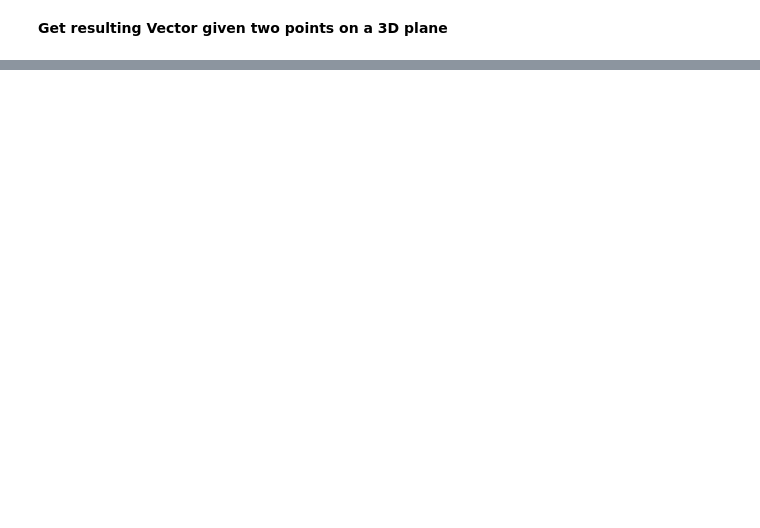
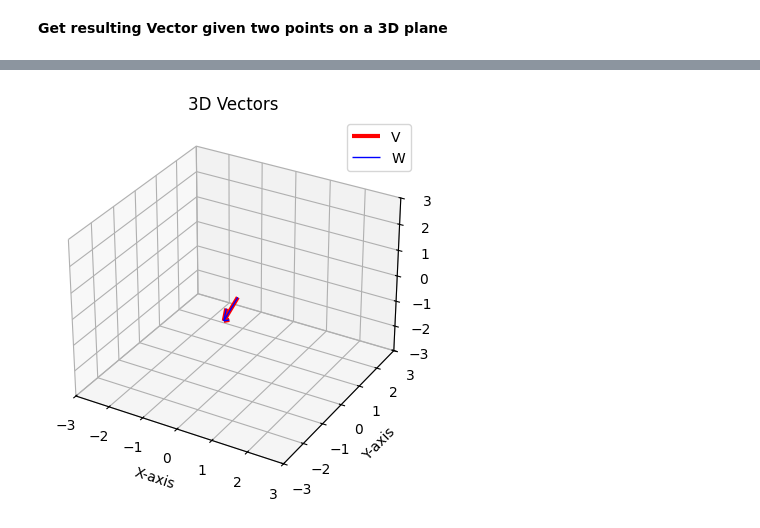
Before and after one commit to WesAspinall/Linear_Alegebra_LAFF, a Jupyter notebook: Homework/1.3.1.1.ipynb, the cells around one changed output, grey strips where cells are left out. Drawn from its saved outputs; the diff is of its cells as text; code cells hidden in the pictures; blank space fills up the shorter version.

```diff
--- a/Homework/1.3.1.1.ipynb
+++ b/Homework/1.3.1.1.ipynb
@@ -62,0 +126,29 @@ True
+# %%
+# Create multiple 3D vectors
+V = np.array(resulting_vector_1)  # Vector V
+W = np.array(resulting_vector_2)  # Vector W
+
+# Initialize the 3D plot
+fig = plt.figure()
+ax = fig.add_subplot(111, projection='3d')
+
+# Add vectors V and W to the plot
+ax.quiver(0, 0, 0, V[0], V[1], V[2], color='r', label='V', linewidth=3)  # Vector V
+ax.quiver(0, 0, 0, W[0], W[1], W[2], color='b', label='W', linewidth=1)  # Vector W
+
+# Set plot limits
+ax.set_xlim([-3, 3])
+ax.set_ylim([-3, 3])
+ax.set_zlim([-3, 3])
+
+# Add labels and grid
+ax.set_xlabel('X-axis')
+ax.set_ylabel('Y-axis')
+plt.title('3D Vectors')
+plt.legend()
+plt.grid()
+
+# Show the plot
+plt.show()
+# %% [output]
+[figure, added]
```
Also changed, not shown: parts of 13 cells of this notebook.
